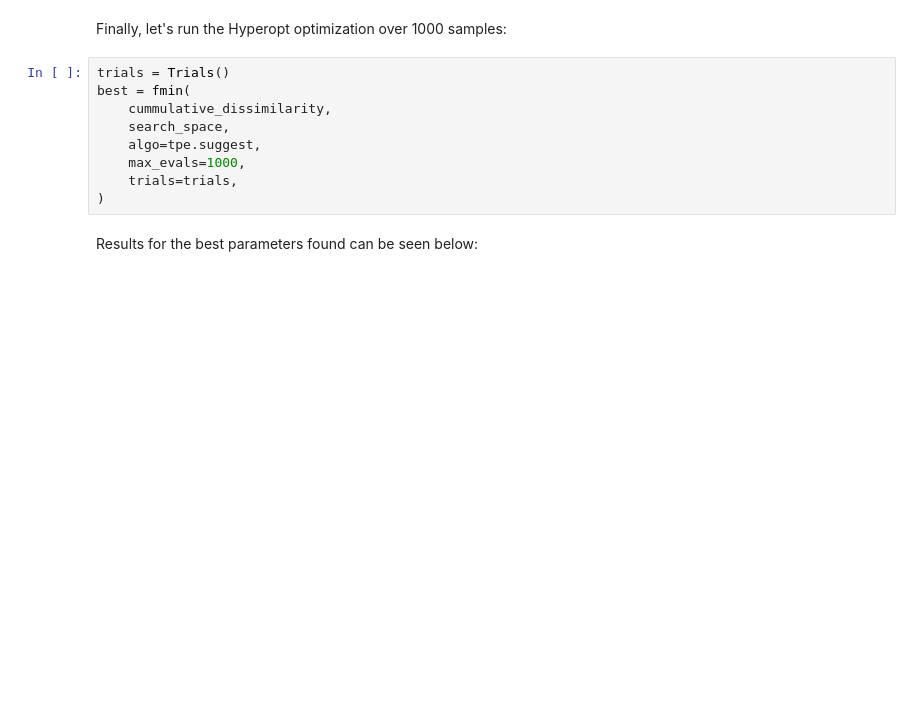
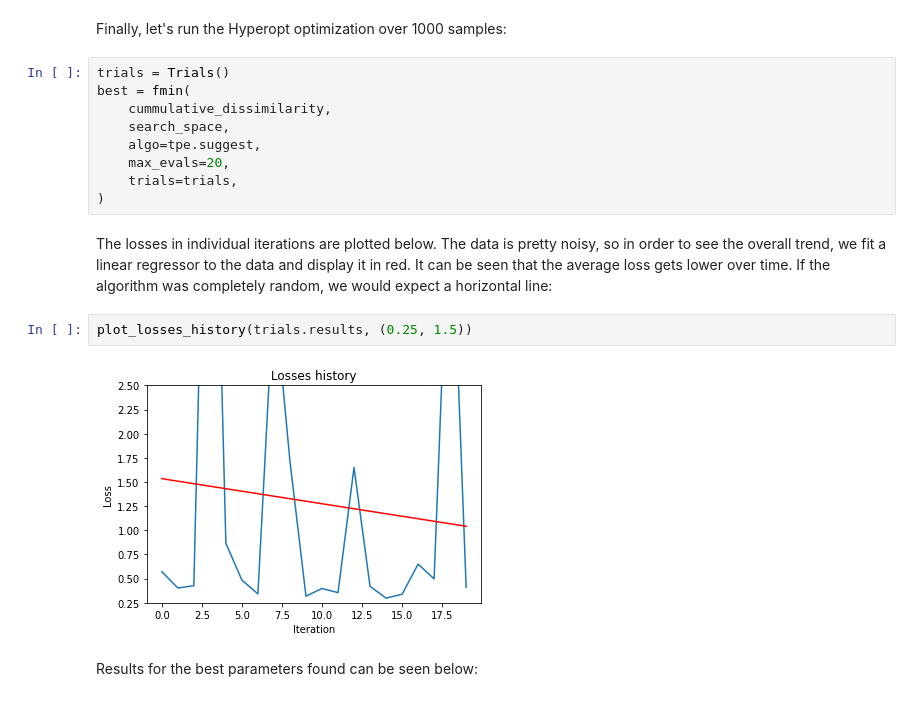
Before and after one commit to wblachowski/optimize-anything-with-hyperopt, a Jupyter notebook: ocr/OptimizeOCR.ipynb, the cells around one changed output. Cells and saved outputs as stored; diff of their text form; blank space fills up the shorter version.

```diff
--- a/ocr/OptimizeOCR.ipynb
+++ b/ocr/OptimizeOCR.ipynb
@@ -82,9 +83,15 @@ best = fmin(
     cummulative_dissimilarity,
     search_space,
     algo=tpe.suggest,
-    max_evals=1000,
+    max_evals=20,
     trials=trials,
 )
+# %% [markdown]
+The losses in individual iterations are plotted below. The data is pretty noisy, so in order to see the overall trend, we fit a linear regressor to the data and display it in red. It can be seen that the average loss gets lower over time. If the algorithm was completely random, we would expect a horizontal line:
+# %%
+plot_losses_history(trials.results, (0.25, 1.5))
+# %% [output]
+[figure, added]
 # %% [markdown]
 Results for the best parameters found can be seen below:
 # %%
```
Also changed, not shown: parts of 5 cells of this notebook, 2 other files.
